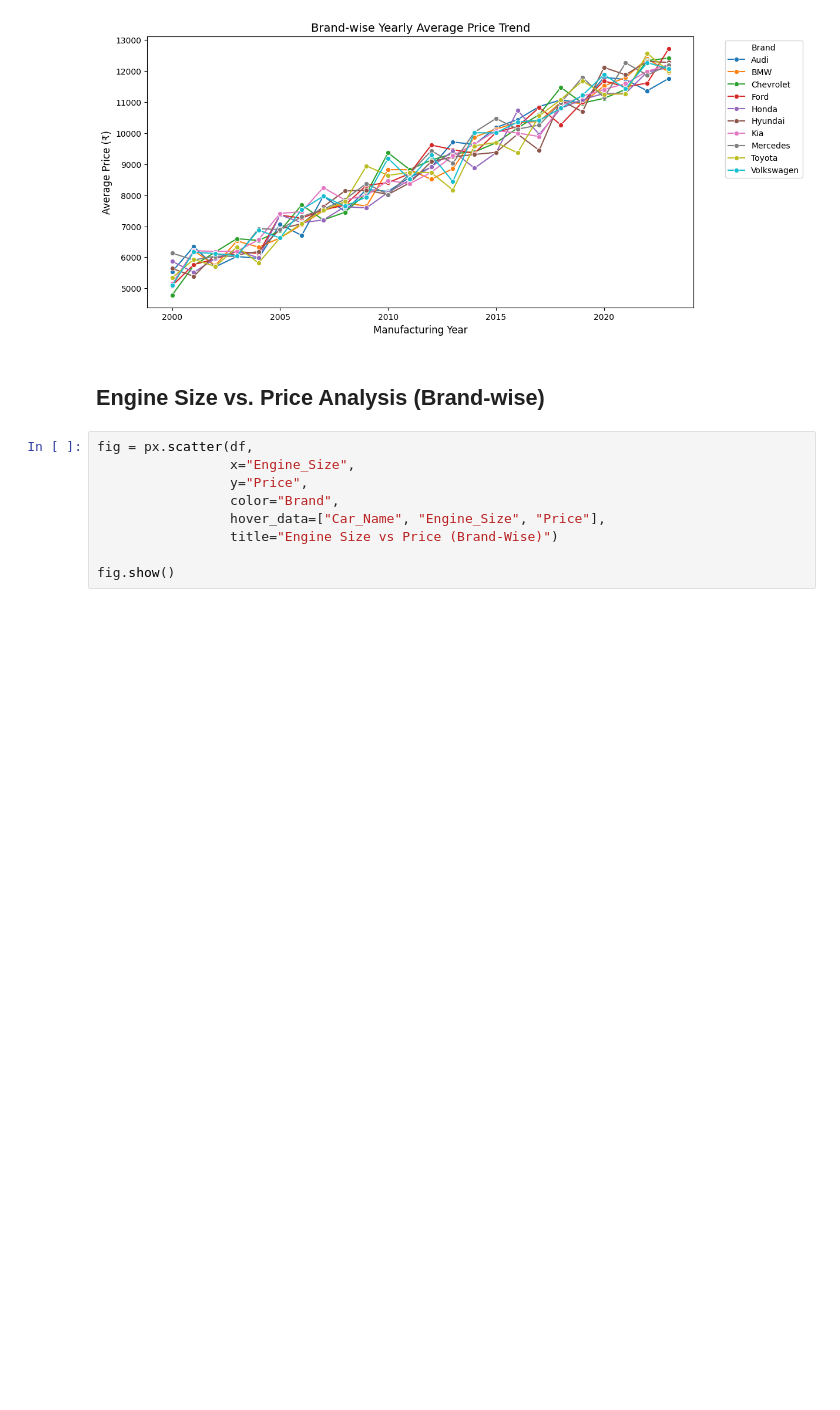
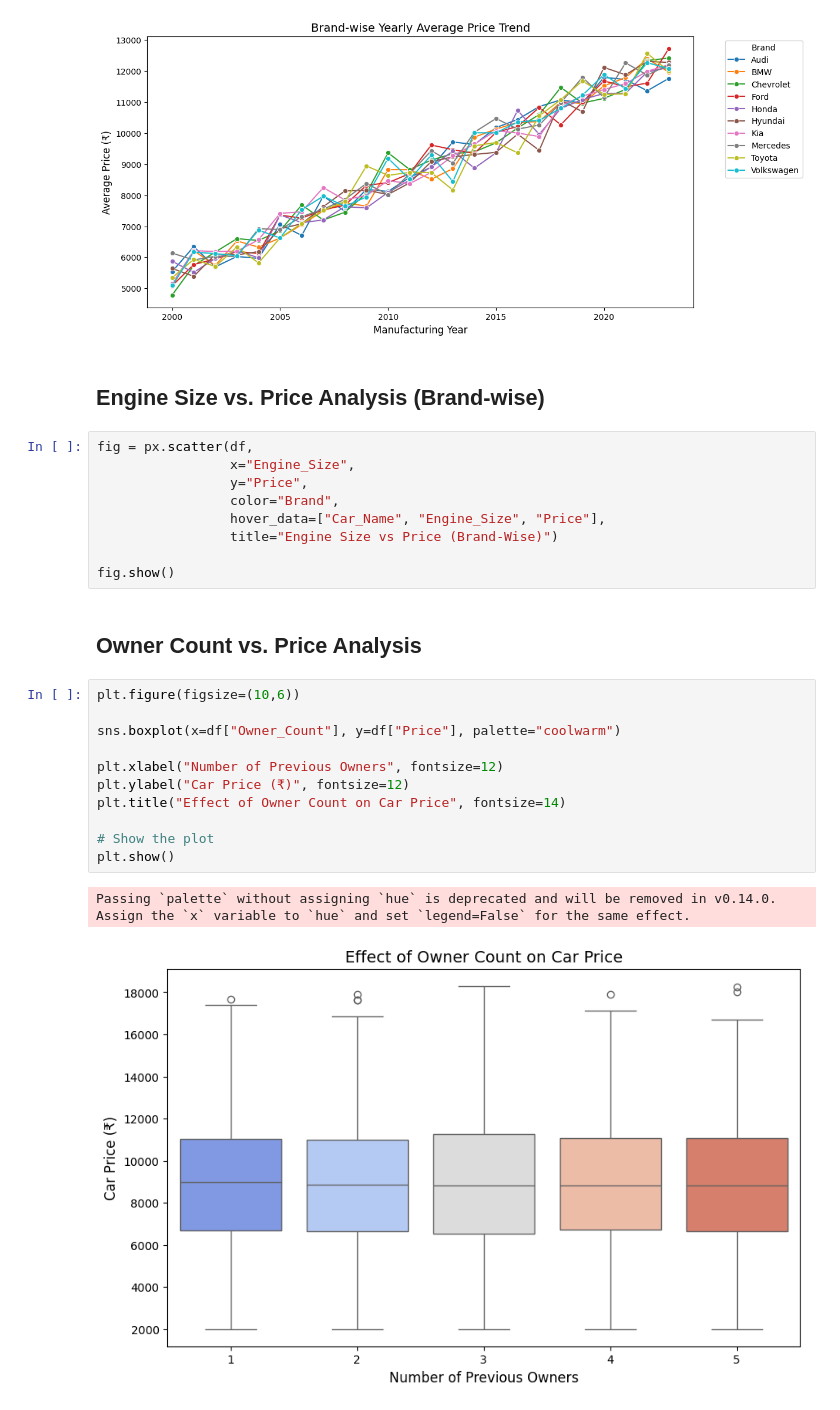
Before and after one commit to devarshi002/Car_price_data_analysis, a Jupyter notebook: test.ipynb, the cells around one changed output. Cells and saved outputs as stored; diff of their text form; blank space fills up the shorter version.

```diff
--- a/test.ipynb
+++ b/test.ipynb
@@ -256,3 +256,19 @@ fig = px.scatter(df,
                  title="Engine Size vs Price (Brand-Wise)")
 
 fig.show()
+# %% [markdown]
+##  Owner Count vs. Price Analysis
+# %%
+plt.figure(figsize=(10,6))
+
+sns.boxplot(x=df["Owner_Count"], y=df["Price"], palette="coolwarm")
+
+plt.xlabel("Number of Previous Owners", fontsize=12)
+plt.ylabel("Car Price (₹)", fontsize=12)
+plt.title("Effect of Owner Count on Car Price", fontsize=14)
+
+# Show the plot
+plt.show()
+# %% [output]
+Passing `palette` without assigning `hue` is deprecated and will be removed in v0.14.0. Assign the `x` variable to `hue` and set `legend=False` for the same effect.
+[figure, added]
```
